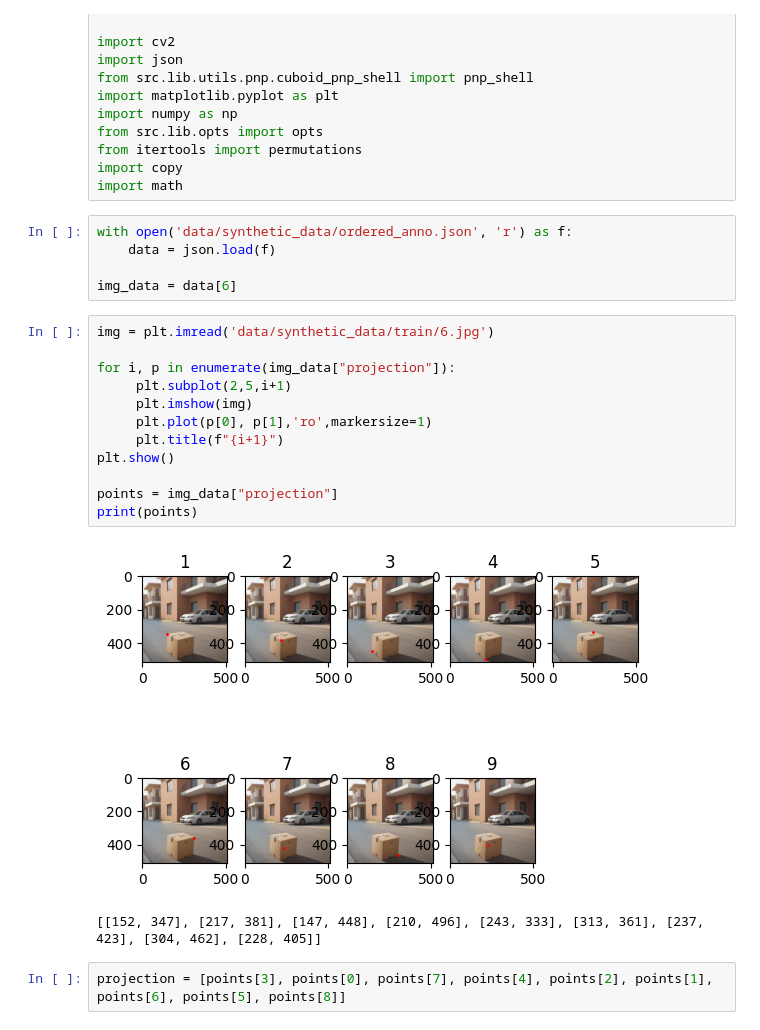
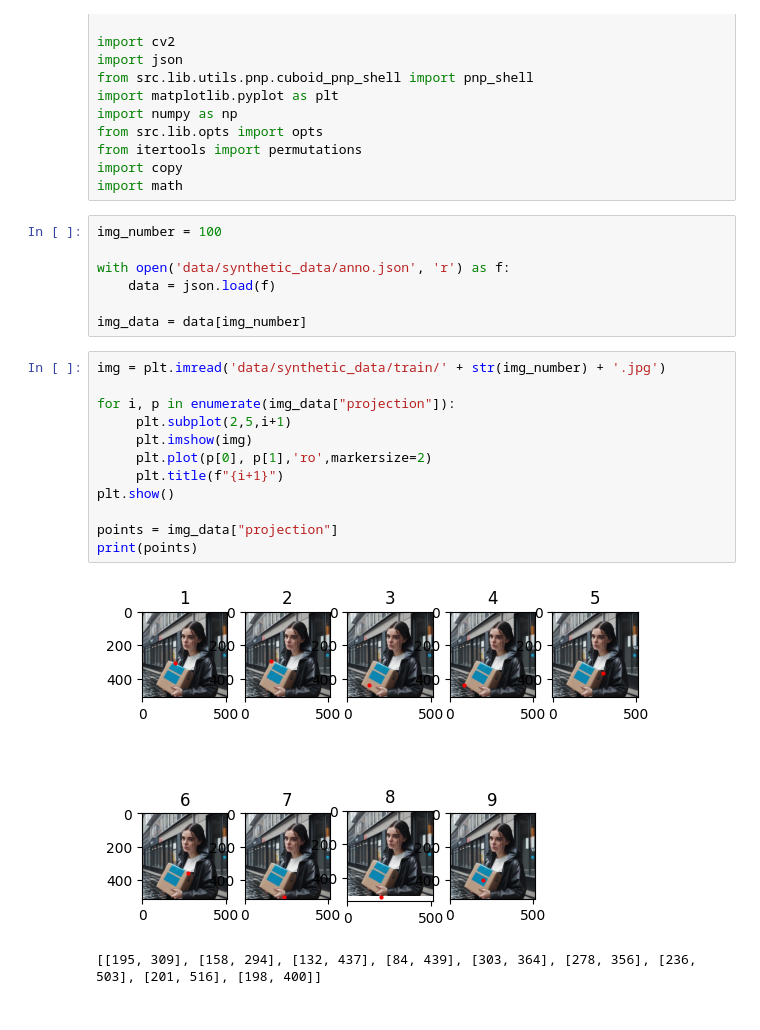
Before and after one commit to aarontenzing/CenterPose-synthetic-training, a Jupyter notebook: test_pointorder.ipynb, the cells around one changed output. Saved outputs shown, nothing was run; the diff lists cells and outputs as text.

Commit message:
anno was kapot

```diff
--- a/test_pointorder.ipynb
+++ b/test_pointorder.ipynb
@@ -14,24 +14,24 @@ from itertools import permutations
 import copy
 import math
 # %%
-with open('data/synthetic_data/ordered_anno.json', 'r') as f:
+img_number = 100
+
+with open('data/synthetic_data/anno.json', 'r') as f:
     data = json.load(f)
 
-img_data = data[6]
+img_data = data[img_number]
 # %%
-img = plt.imread('data/synthetic_data/train/6.jpg')
+img = plt.imread('data/synthetic_data/train/' + str(img_number) + '.jpg')
 
 for i, p in enumerate(img_data["projection"]):
      plt.subplot(2,5,i+1)
      plt.imshow(img)
-     plt.plot(p[0], p[1],'ro',markersize=1)
+     plt.plot(p[0], p[1],'ro',markersize=2)
      plt.title(f"{i+1}")
 plt.show()
 
 points = img_data["projection"]
 print(points)
 # %% [output]
-[figure, old version]
+[figure, new version]
-[[152, 347], [217, 381], [147, 448], [210, 496], [243, 333], [313, 361], [237, 423], [304, 462], [228, 405]]
+[[195, 309], [158, 294], [132, 437], [84, 439], [303, 364], [278, 356], [236, 503], [201, 516], [198, 400]]
-# %%
-projection = [points[3], points[0], points[7], points[4], points[2], points[1], points[6], points[5], points[8]]
```
Also changed, not shown: parts of 2 cells of this notebook, 5 other files.
